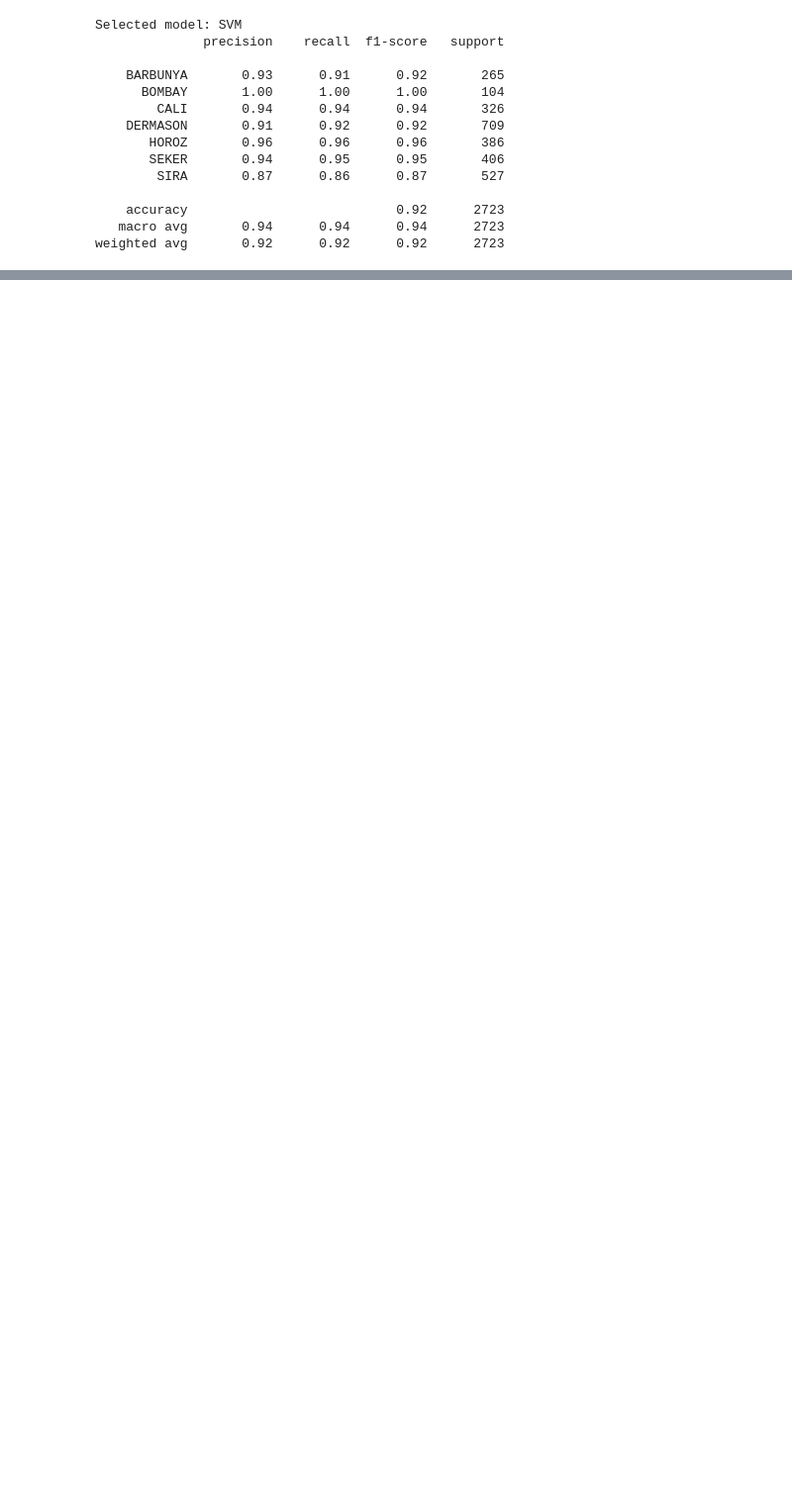
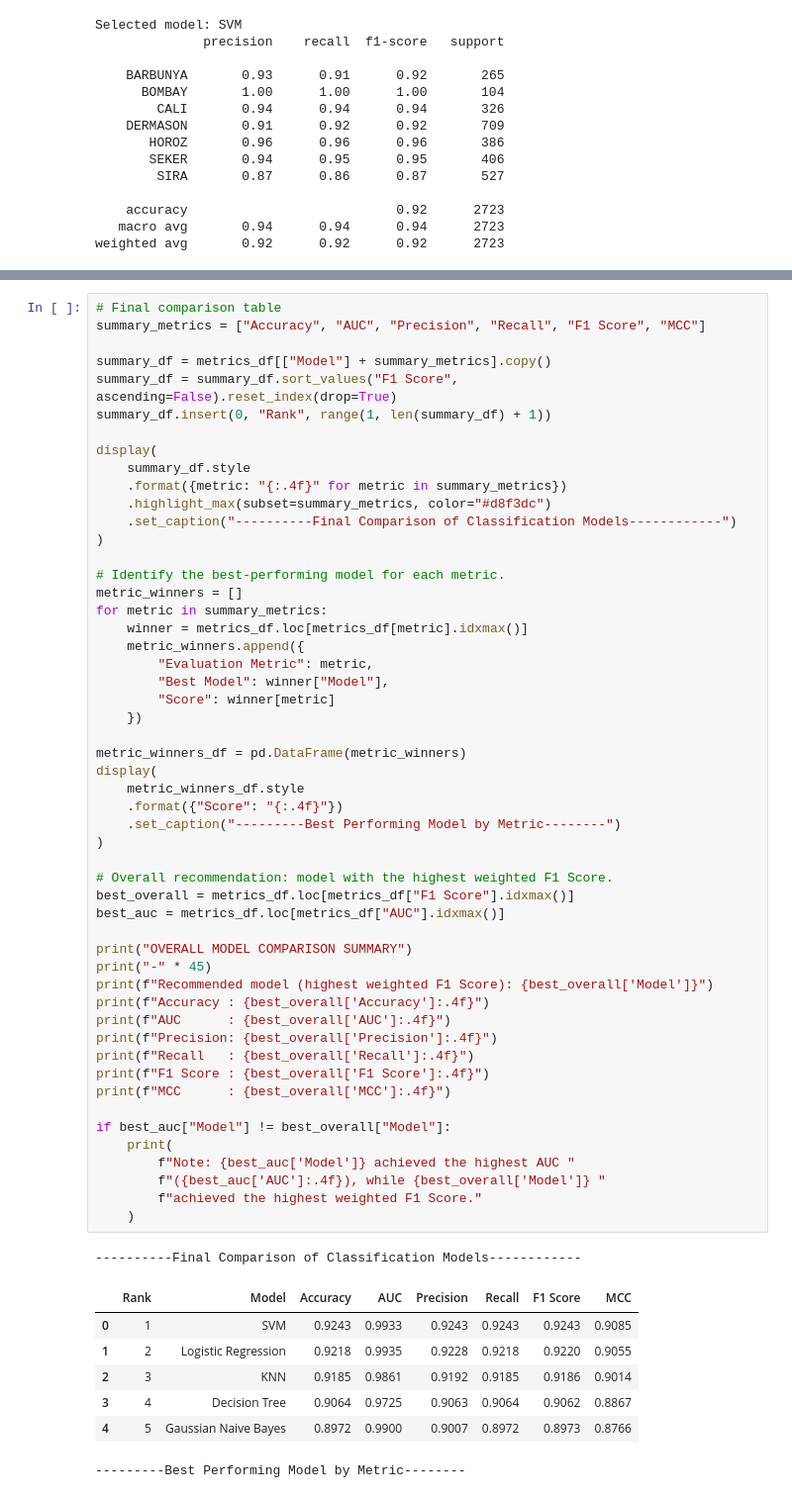
Before and after one commit to DeepanaMathankumarJ/ml-classification-comparison, a Jupyter notebook: DryBean_Model_training.ipynb, the cells around one changed output, grey strips where cells are left out. Shown at 99% size. Drawn from its saved outputs; the diff is of its cells as text; blank space fills up the shorter version.

Commit message:
Phase 7b: Complete Tuning and Summary added on model comparison

```diff
--- a/DryBean_Model_training.ipynb
+++ b/DryBean_Model_training.ipynb
@@ -487,0 +491,61 @@ weighted avg       0.92      0.92      0.92      2723
+# %%
+# Final comparison table
+summary_metrics = ["Accuracy", "AUC", "Precision", "Recall", "F1 Score", "MCC"]
+
+summary_df = metrics_df[["Model"] + summary_metrics].copy()
+summary_df = summary_df.sort_values("F1 Score", ascending=False).reset_index(drop=True)
+summary_df.insert(0, "Rank", range(1, len(summary_df) + 1))
+
+display(
+    summary_df.style
+    .format({metric: "{:.4f}" for metric in summary_metrics})
+    .highlight_max(subset=summary_metrics, color="#d8f3dc")
+    .set_caption("----------Final Comparison of Classification Models------------")
+)
+
+# Identify the best-performing model for each metric.
+metric_winners = []
+for metric in summary_metrics:
+    winner = metrics_df.loc[metrics_df[metric].idxmax()]
+    metric_winners.append({
+        "Evaluation Metric": metric,
+        "Best Model": winner["Model"],
+        "Score": winner[metric]
+    })
+
+metric_winners_df = pd.DataFrame(metric_winners)
+display(
+    metric_winners_df.style
+    .format({"Score": "{:.4f}"})
+    .set_caption("---------Best Performing Model by Metric--------")
+)
+
+# Overall recommendation: model with the highest weighted F1 Score.
+best_overall = metrics_df.loc[metrics_df["F1 Score"].idxmax()]
+best_auc = metrics_df.loc[metrics_df["AUC"].idxmax()]
+
+print("OVERALL MODEL COMPARISON SUMMARY")
+print("-" * 45)
+print(f"Recommended model (highest weighted F1 Score): {best_overall['Model']}")
+print(f"Accuracy : {best_overall['Accuracy']:.4f}")
+print(f"AUC      : {best_overall['AUC']:.4f}")
+print(f"Precision: {best_overall['Precision']:.4f}")
+print(f"Recall   : {best_overall['Recall']:.4f}")
+print(f"F1 Score : {best_overall['F1 Score']:.4f}")
+print(f"MCC      : {best_overall['MCC']:.4f}")
+
+if best_auc["Model"] != best_overall["Model"]:
+    print(
+        f"Note: {best_auc['Model']} achieved the highest AUC "
+        f"({best_auc['AUC']:.4f}), while {best_overall['Model']} "
+        f"achieved the highest weighted F1 Score."
+    )
+# %% [output]
+----------Final Comparison of Classification Models------------
+|  | Rank | Model | Accuracy | AUC | Precision | Recall | F1 Score | MCC |
+| 0 | 1 | SVM | 0.9243 | 0.9933 | 0.9243 | 0.9243 | 0.9243 | 0.9085 |
+| 1 | 2 | Logistic Regression | 0.9218 | 0.9935 | 0.9228 | 0.9218 | 0.9220 | 0.9055 |
+| 2 | 3 | KNN | 0.9185 | 0.9861 | 0.9192 | 0.9185 | 0.9186 | 0.9014 |
+| 3 | 4 | Decision Tree | 0.9064 | 0.9725 | 0.9063 | 0.9064 | 0.9062 | 0.8867 |
+| 4 | 5 | Gaussian Naive Bayes | 0.8972 | 0.9900 | 0.9007 | 0.8972 | 0.8973 | 0.8766 |
+---------Best Performing Model by Metric--------
```
Also changed, not shown: parts of 3 cells of this notebook, 2 other files.
